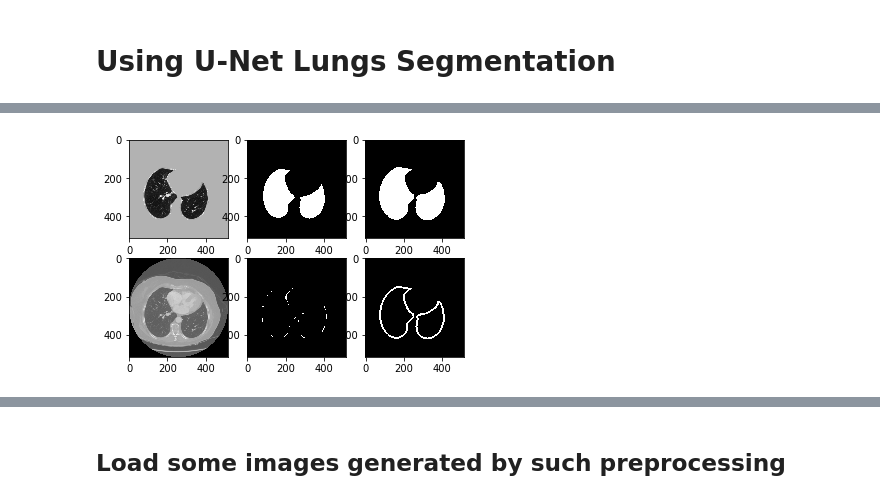
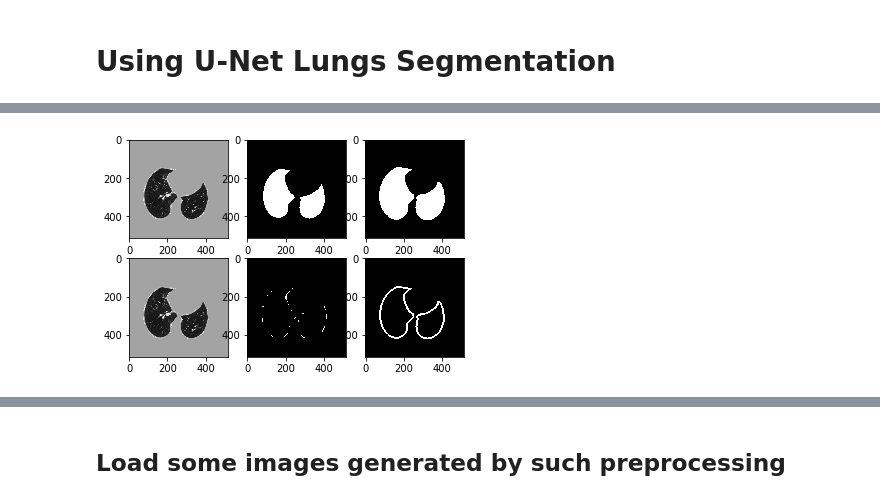
Before and after one commit to NoeSamaille/medical-detection-toolkit, a Jupyter notebook: experiments/lidc_exp/preprocessing.ipynb, the cells around one changed output, grey strips where cells are left out. Drawn from its saved outputs; the diff is of its cells as text; code cells hidden in the pictures.

```diff
--- a/experiments/lidc_exp/preprocessing.ipynb
+++ b/experiments/lidc_exp/preprocessing.ipynb
@@ -130,11 +132,16 @@ original_spacing = np.array(img.GetSpacing())
 img_arr = sitk.GetArrayFromImage(img)
 ls_img_arr = np.copy(img_arr)
 
+
 load_time = time.time()
 print(f'{pid}: loaded in {load_time - start_time} s')
 
-# Resample
+# Resample and Normalize
 img_arr = resample_array(img_arr, img.GetSpacing(), target_spacing)
+lum_img_arr = np.copy(img_arr)
+img_arr = np.clip(img_arr, -1200, 600)
+img_arr = img_arr.astype(np.float32)
+img_arr = (img_arr - np.mean(img_arr)) / np.std(img_arr).astype(np.float16)
 
 norm_time = time.time()
 print(f'{pid}: Resampled in {norm_time - load_time} s')
@@ -176,12 +185,15 @@ dilatedMask = process_mask(mask)
 Mask = mask
 extramask = dilatedMask.astype(np.uint8) - Mask.astype(np.uint8)
 bone_thresh = 210
-pad_value = 170
+pad_value = 1  #170
 img_arr[np.isnan(img_arr)]=-2000
-sliceim = lumTrans(img_arr)
-sliceim = sliceim*dilatedMask+pad_value*(1-dilatedMask).astype('uint8')
+sliceim = lumTrans(lum_img_arr)
+#sliceim = sliceim*dilatedMask+pad_value*(1-dilatedMask).astype('uint8')
 bones = sliceim*extramask>bone_thresh
-sliceim[bones] = pad_value
+#sliceim[bones] = pad_value
+
+img_arr = img_arr*dilatedMask+pad_value*(1-dilatedMask).astype('uint8')
+img_arr[bones] = pad_value
 
 bones_mask = np.zeros(sliceim.shape)
 bones_mask[bones] = 1
@@ -190,7 +202,7 @@ print(f'{pid}: Cleaning took {time.time() - ls_time} s')
 print(f'{pid}: Ellapsed {time.time() - start_time} s')
 
 # Plot image
-plt.subplot(2, 3, 1).imshow(sliceim[h], cmap=plt.cm.gray)
+plt.subplot(2, 3, 1).imshow(img_arr[h], cmap=plt.cm.gray)
 plt.subplot(2, 3, 2).imshow(Mask[h], cmap=plt.cm.gray)
 plt.subplot(2, 3, 3).imshow(dilatedMask[h], cmap=plt.cm.gray)
 plt.subplot(2, 3, 4).imshow(img_arr[h], cmap=plt.cm.gray)
@@ -203 +215 @@ LIDC-IDRI-0489: Ellapsed 36.83339333534241 s
-[figure, old version]
+[figure, new version]
```
Also changed, not shown: parts of 8 cells of this notebook, 3 other files.
